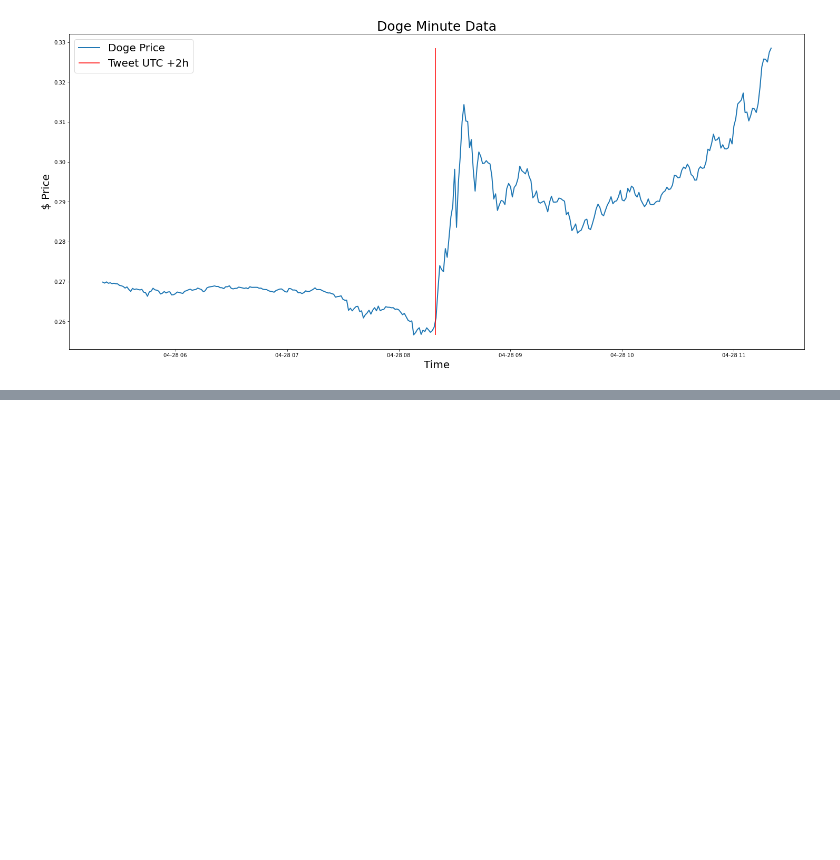
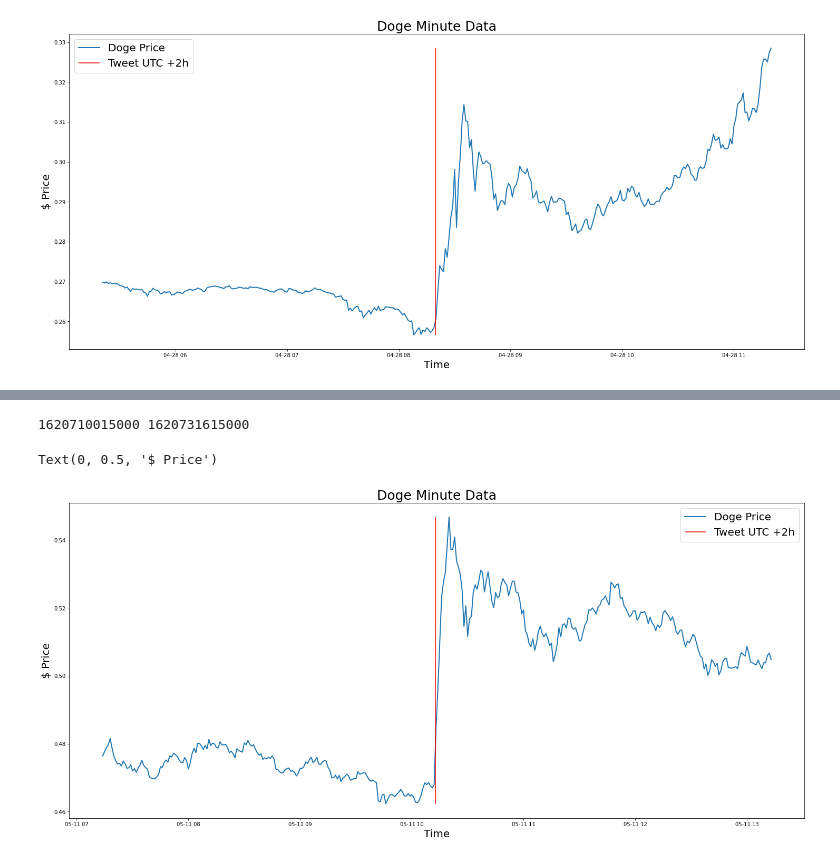
Before and after one commit to Zin9zan9/QMEF, a Jupyter notebook: doge_prices.ipynb, the cells around one changed output, grey strips where cells are left out. Cells and saved outputs as stored; diff of their text form; code cells hidden in the pictures; blank space fills up the shorter version.

Commit message:
Minute Data Analysis

```diff
--- a/doge_prices.ipynb
+++ b/doge_prices.ipynb
@@ -105,0 +100,18 @@ ValueError: If using all scalar values, you must pass an index
+# %%
+tweet = df_tweets.iloc[2]
+s_time = (tweet['UTC'] - dt.timedelta(hours=3)).timestamp() * 1000
+e_time = (tweet['UTC'] + dt.timedelta(hours=3)).timestamp() * 1000
+min_price = GetHistPrices("DOGEUSDT",interval ='1m', startTime = s_time, endTime= e_time).reset_index()[['time', 'close','volume']]
+
+plt.figure(figsize = (25, 11))
+plt.plot(min_price["time"], min_price["close"], lw=2, label="Doge Price")
+#plt.vlines(tweet['UTC'], label='Tweet UTC', ymin=min_price['close'].min(), ymax=min_price['close'].max(), colors='green')
+plt.vlines(tweet['UTC'] + dt.timedelta(minutes=119), label='Tweet UTC +2h', ymin=min_price['close'].min(), ymax=min_price['close'].max(), colors='red')
+plt.legend(loc='best', fontsize=20)
+plt.title("Doge Minute Data", size=25)
+plt.xlabel("Time", size=20)
+plt.ylabel("$ Price", size=20)
+# %% [output]
+1620710015000 1620731615000
+Text(0, 0.5, '$ Price')
+[figure, added]
```
Also changed, not shown: parts of 1 cell of this notebook.
